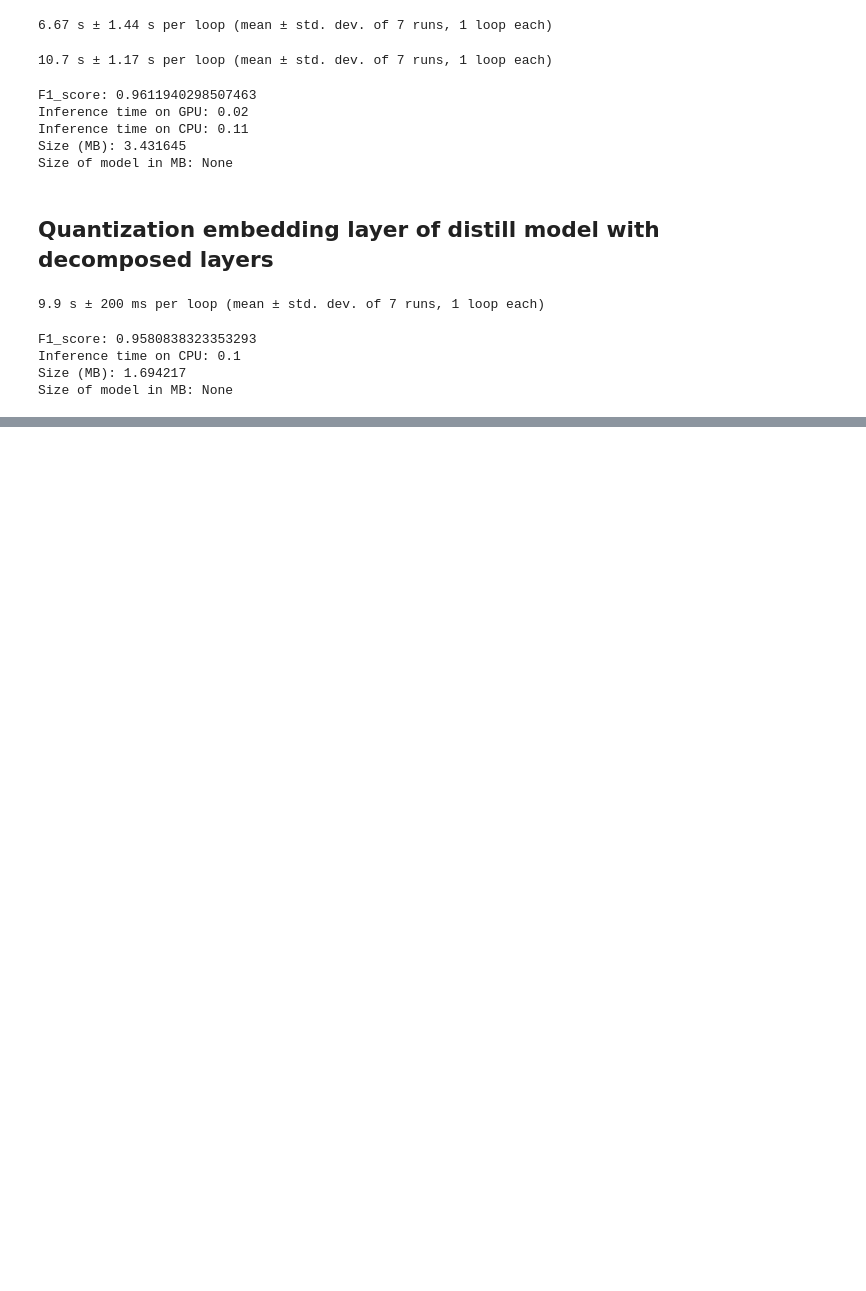
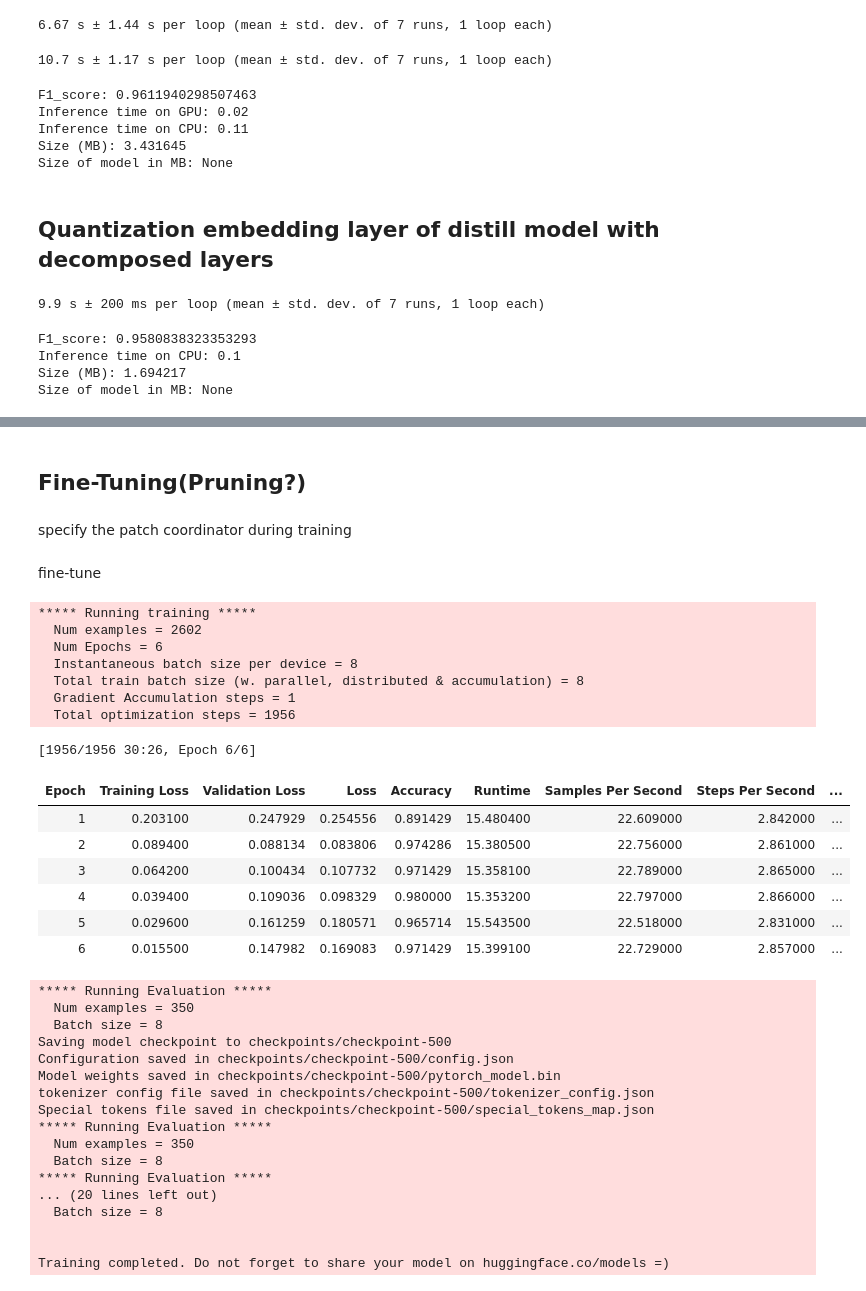
Before and after one commit to DanilaMilo/Compression-Language-Model, a Jupyter notebook: Compression_Language_Model(BERT).ipynb, the cells around one changed output, grey strips where cells are left out. Saved outputs shown, nothing was run; the diff lists cells and outputs as text; code cells hidden in the pictures; blank space fills up the shorter version.

```diff
--- a/Compression_Language_Model(BERT).ipynb
+++ b/Compression_Language_Model(BERT).ipynb
@@ -1326,0 +1422,5 @@ Size of model in MB: None
+# %%
+from nn_pruning.patch_coordinator import SparseTrainingArguments
+
+sparse_args = SparseTrainingArguments()
+sparse_args
@@ -1326,0 +1487,2 @@ Size of model in MB: None
+# %% [markdown]
+## Fine-Tuning(Pruning?)
@@ -1326,0 +1499,2 @@ Size of model in MB: None
+# %% [markdown]
+specify the patch coordinator during training
@@ -1326,0 +1503,37 @@ Size of model in MB: None
+# %% [markdown]
+fine-tune
+# %%
+trainer.train();
+# %% [output]
+***** Running training *****
+  Num examples = 2602
+  Num Epochs = 6
+  Instantaneous batch size per device = 8
+  Total train batch size (w. parallel, distributed & accumulation) = 8
+  Gradient Accumulation steps = 1
+  Total optimization steps = 1956
+[1956/1956 30:26, Epoch 6/6]
+| Epoch | Training Loss | Validation Loss | Loss | Accuracy | Runtime | Samples Per Second | Steps Per Second | ... |
+| 1 | 0.203100 | 0.247929 | 0.254556 | 0.891429 | 15.480400 | 22.609000 | 2.842000 | ... |
+| 2 | 0.089400 | 0.088134 | 0.083806 | 0.974286 | 15.380500 | 22.756000 | 2.861000 | ... |
+| 3 | 0.064200 | 0.100434 | 0.107732 | 0.971429 | 15.358100 | 22.789000 | 2.865000 | ... |
+| 4 | 0.039400 | 0.109036 | 0.098329 | 0.980000 | 15.353200 | 22.797000 | 2.866000 | ... |
+| 5 | 0.029600 | 0.161259 | 0.180571 | 0.965714 | 15.543500 | 22.518000 | 2.831000 | ... |
+| 6 | 0.015500 | 0.147982 | 0.169083 | 0.971429 | 15.399100 | 22.729000 | 2.857000 | ... |
+***** Running Evaluation *****
+  Num examples = 350
+  Batch size = 8
+Saving model checkpoint to checkpoints/checkpoint-500
+Configuration saved in checkpoints/checkpoint-500/config.json
+Model weights saved in checkpoints/checkpoint-500/pytorch_model.bin
+tokenizer config file saved in checkpoints/checkpoint-500/tokenizer_config.json
+Special tokens file saved in checkpoints/checkpoint-500/special_tokens_map.json
+***** Running Evaluation *****
+  Num examples = 350
+  Batch size = 8
+***** Running Evaluation *****
+... (20 lines left out)
+  Batch size = 8
+
+
+Training completed. Do not forget to share your model on huggingface.co/models =)
```
Also changed, not shown: parts of 37 cells of this notebook.
